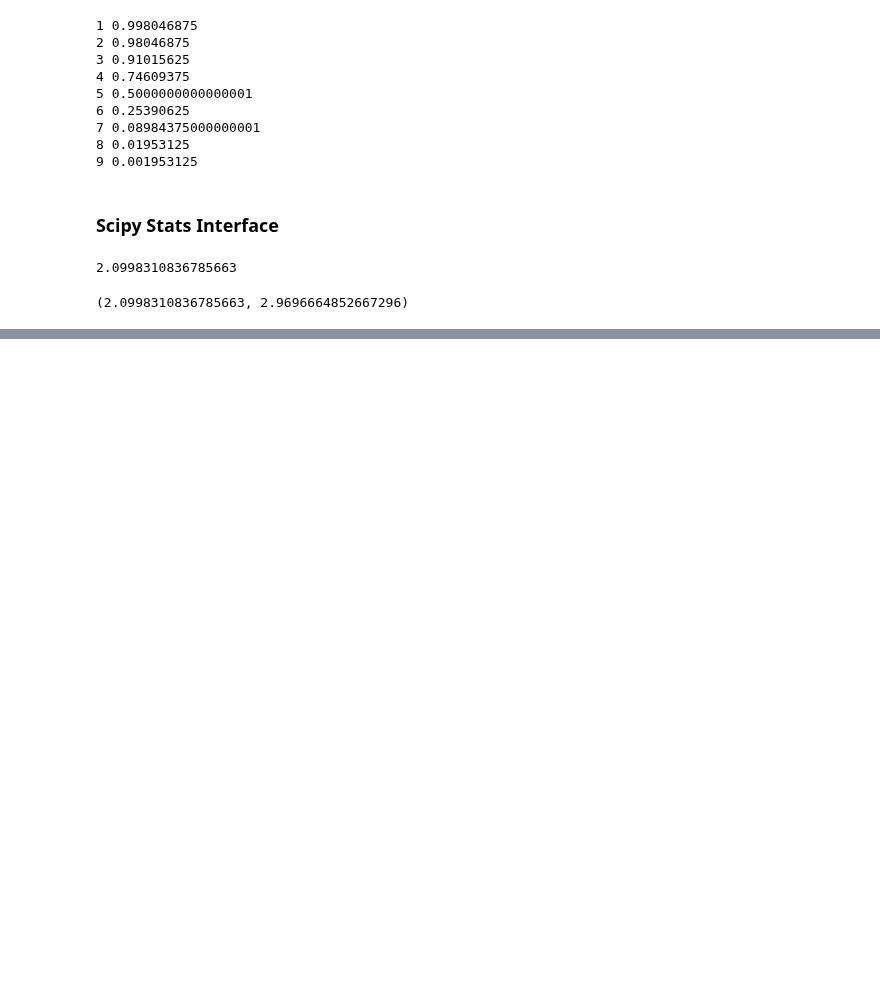
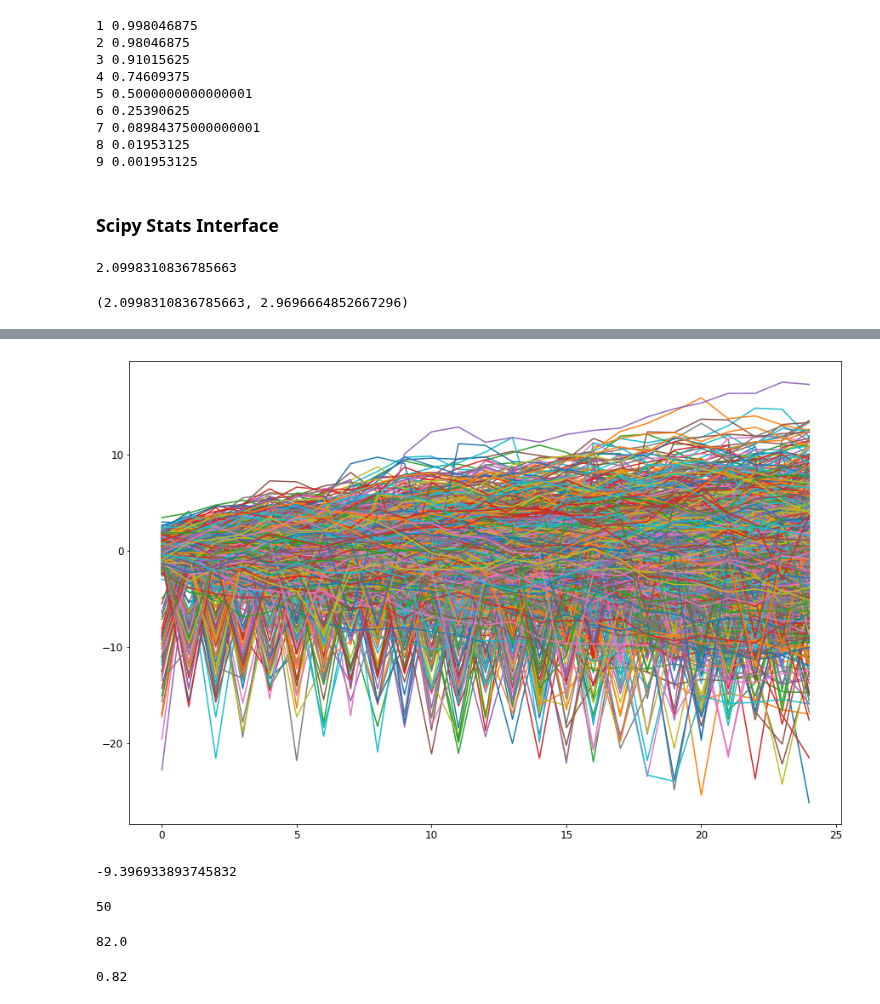
Before and after one commit to RoetGer/decisions-under-uncertainty, a Jupyter notebook: solved_problems.ipynb, the cells around one changed output, grey strips where cells are left out. Cells and saved outputs as stored; diff of their text form; code cells hidden in the pictures; blank space fills up the shorter version.

Commit message:
Add a random walk/VaR example

```diff
--- a/solved_problems.ipynb
+++ b/solved_problems.ipynb
@@ -590,0 +604,33 @@ cdf - Cumulative distribution function 0.9499996259309215
+# %%
+import matplotlib.pyplot as plt
+
+plt.rc('figure', figsize=(15, 10))
+plt.rc('font', size=12)
+
+np.random.seed(5)
+samples = np.random.normal(loc=0.01, size=(1000, 25))
+jump_events = np.random.binomial(1, 0.05, size=samples.shape)
+jumps = - jump_events*np.random.gamma(shape=10., scale=1., size=samples.shape)
+
+rws = np.cumsum(samples, axis=1) + jumps
+
+plt.plot(np.arange(25), rws.transpose());
+# %% [output]
+[figure, added]
+# %%
+### Get 95% VaR for t=25
+np.percentile(rws[:,24], q=5)
+# %% [output]
+-9.396933893745832
+# %%
+np.sum(rws[:,24] < -9.3969)
+# %% [output]
+50
+# %%
+sps.percentileofscore(rws[:,24], score=5)
+# %% [output]
+82.0
+# %%
+np.mean(rws[:,24] < 5)
+# %% [output]
+0.82
```
Also changed, not shown: parts of 6 cells of this notebook.
